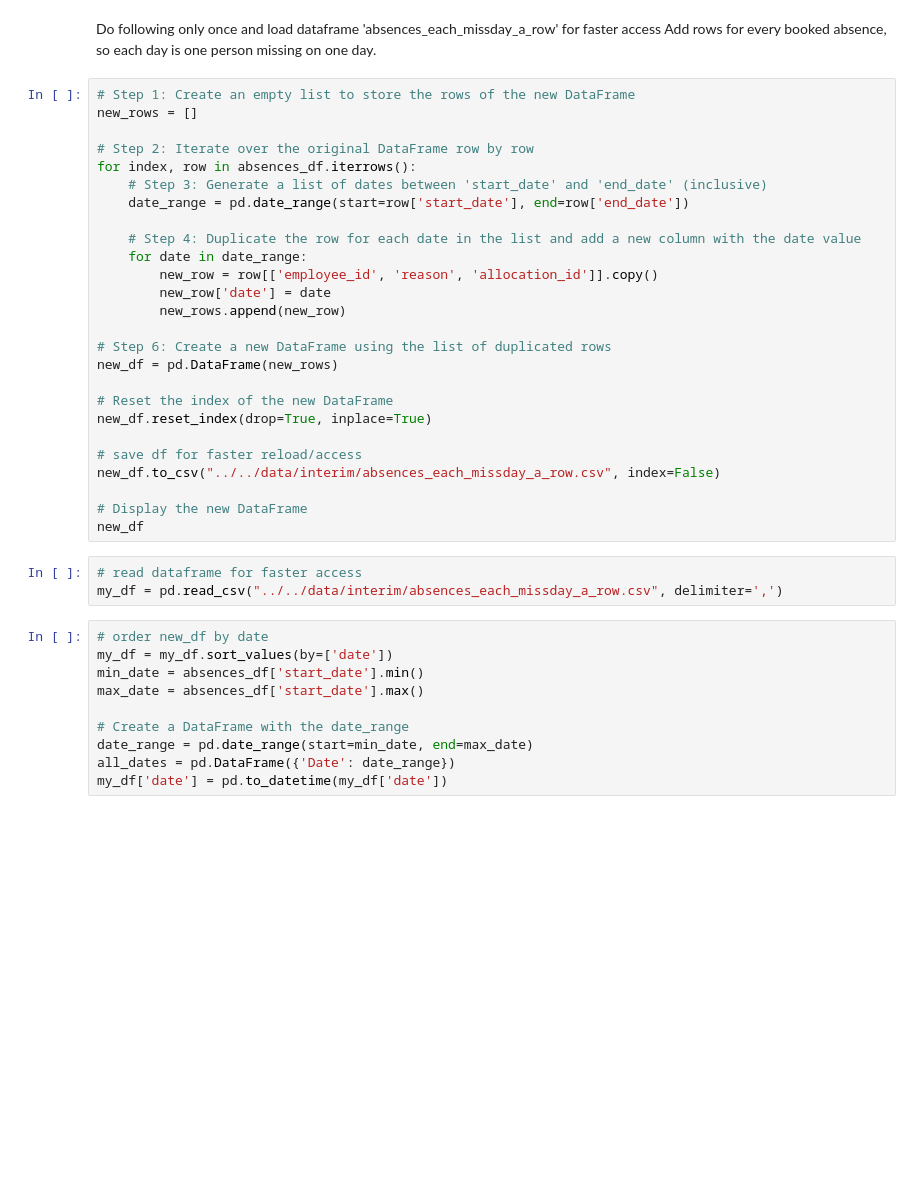
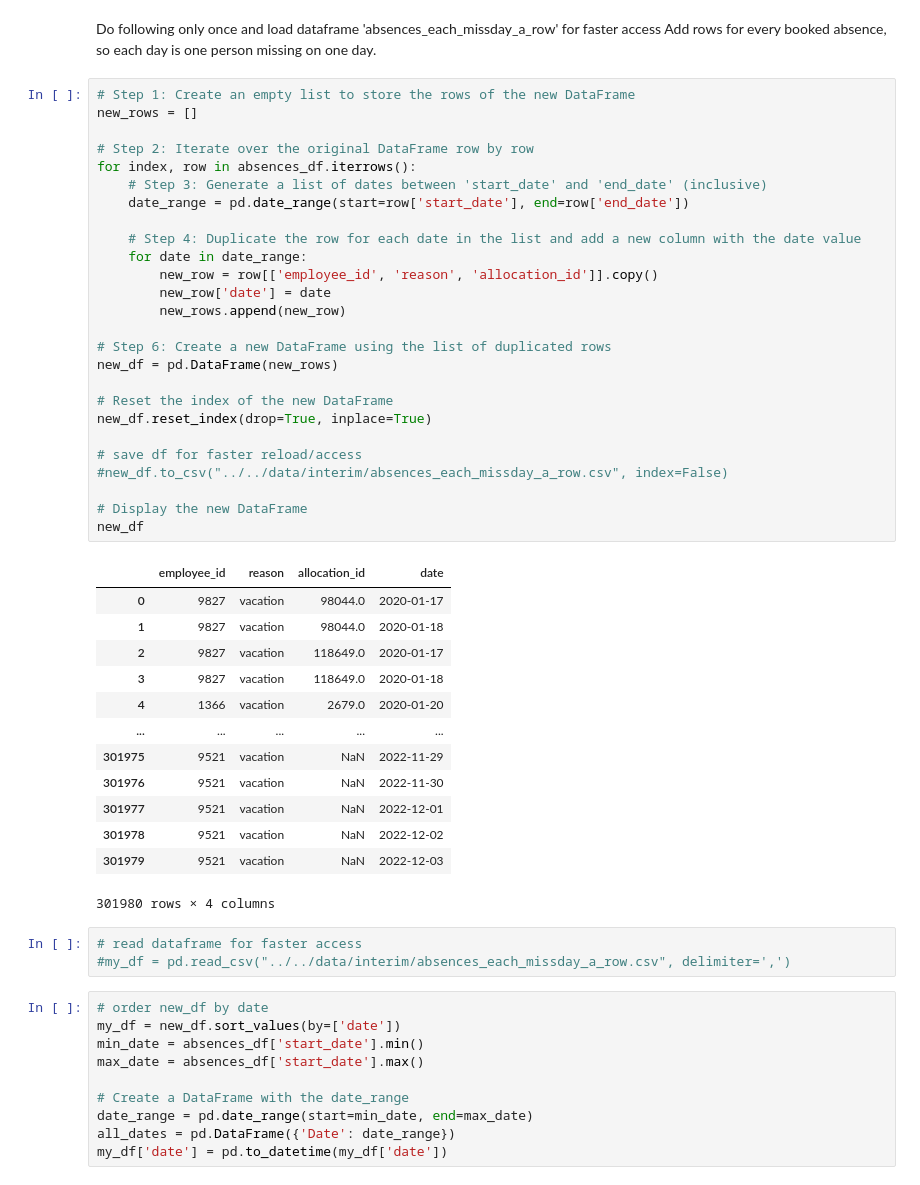
Before and after one commit to SimonUnterlugauer/mainpost_backend, a Jupyter notebook: app/notebooks/Jakob/preprocess.ipynb, the cells around one changed output. Saved outputs shown, nothing was run; the diff lists cells and outputs as text; blank space fills up the shorter version.

```diff
--- a/app/notebooks/Jakob/preprocess.ipynb
+++ b/app/notebooks/Jakob/preprocess.ipynb
@@ -20,35 +20,49 @@ Add rows for every booked absence, so each day is one person missing on one day.
 # %%
 # Step 1: Create an empty list to store the rows of the new DataFrame
 new_rows = []
 
 # Step 2: Iterate over the original DataFrame row by row
 for index, row in absences_df.iterrows():
     # Step 3: Generate a list of dates between 'start_date' and 'end_date' (inclusive)
     date_range = pd.date_range(start=row['start_date'], end=row['end_date'])
 
     # Step 4: Duplicate the row for each date in the list and add a new column with the date value
     for date in date_range:
         new_row = row[['employee_id', 'reason', 'allocation_id']].copy()
         new_row['date'] = date
         new_rows.append(new_row)
 
 # Step 6: Create a new DataFrame using the list of duplicated rows
 new_df = pd.DataFrame(new_rows)
 
 # Reset the index of the new DataFrame
 new_df.reset_index(drop=True, inplace=True)
 
 # save df for faster reload/access
-new_df.to_csv("../../data/interim/absences_each_missday_a_row.csv", index=False)
+#new_df.to_csv("../../data/interim/absences_each_missday_a_row.csv", index=False)
 
 # Display the new DataFrame
 new_df
+# %% [output]
+|  | employee_id | reason | allocation_id | date |
+| 0 | 9827 | vacation | 98044.0 | 2020-01-17 |
+| 1 | 9827 | vacation | 98044.0 | 2020-01-18 |
+| 2 | 9827 | vacation | 118649.0 | 2020-01-17 |
+| 3 | 9827 | vacation | 118649.0 | 2020-01-18 |
+| 4 | 1366 | vacation | 2679.0 | 2020-01-20 |
+| ... | ... | ... | ... | ... |
+| 301975 | 9521 | vacation | NaN | 2022-11-29 |
+| 301976 | 9521 | vacation | NaN | 2022-11-30 |
+| 301977 | 9521 | vacation | NaN | 2022-12-01 |
+| 301978 | 9521 | vacation | NaN | 2022-12-02 |
+| 301979 | 9521 | vacation | NaN | 2022-12-03 |
+301980 rows × 4 columns
 # %%
 # read dataframe for faster access
-my_df = pd.read_csv("../../data/interim/absences_each_missday_a_row.csv", delimiter=',')
+#my_df = pd.read_csv("../../data/interim/absences_each_missday_a_row.csv", delimiter=',')
 # %%
 # order new_df by date
-my_df = my_df.sort_values(by=['date'])
+my_df = new_df.sort_values(by=['date'])
 min_date = absences_df['start_date'].min()
 max_date = absences_df['start_date'].max()
 
```
Also changed, not shown: parts of 3 cells of this notebook, 4 other files.
